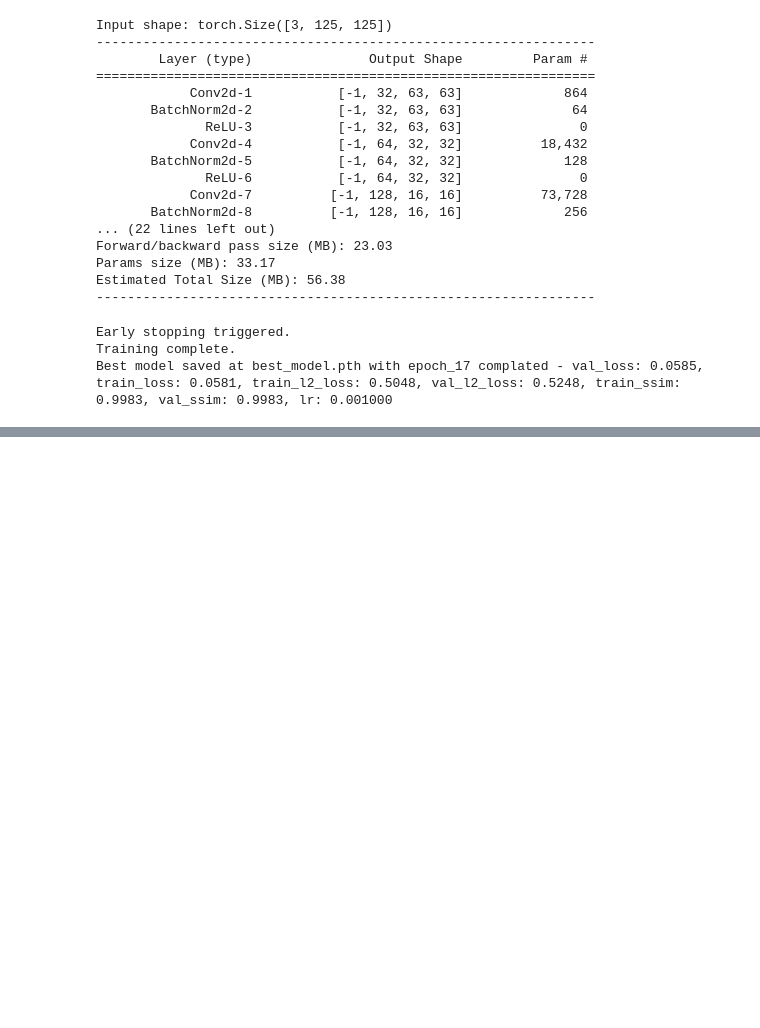
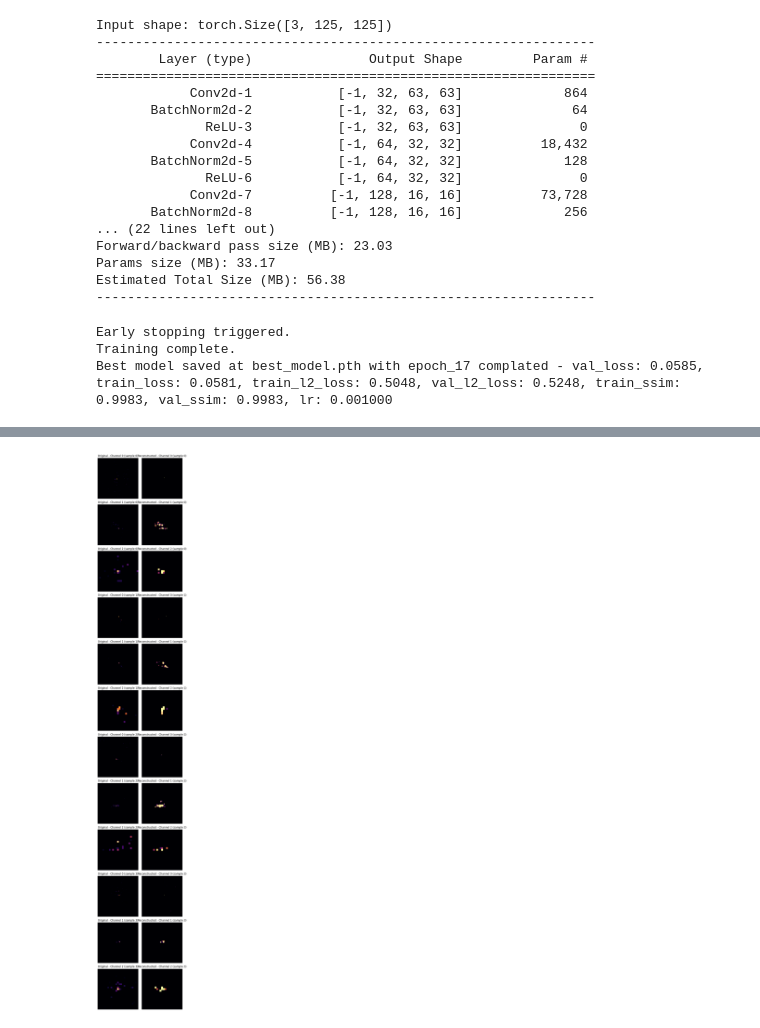
Before and after one commit to EnesDemir143/genie_project, a Jupyter notebook: Task1/test1.ipynb, the cells around one changed output, grey strips where cells are left out. Drawn from its saved outputs; the diff is of its cells as text; code cells hidden in the pictures; blank space fills up the shorter version.

```diff
--- a/Task1/test1.ipynb
+++ b/Task1/test1.ipynb
@@ -133,7 +133,9 @@ Early stopping triggered.
 Training complete.
 Best model saved at best_model.pth with epoch_17 complated - val_loss: 0.0585, train_loss: 0.0581, train_l2_loss: 0.5048, val_l2_loss: 0.5248, train_ssim: 0.9983, val_ssim: 0.9983, lr: 0.001000
 # %%
-""" import torch
+import torch
+
+model = AutoEncoder2D(input_shape=(3, 128, 128), latent_dim=128, base=32, layer_count=3)
 
 model.to(DEVICE)
 
@@ -141,4 +143,4 @@ checkpoint = torch.load('best_model.pth', weights_only=True)
 
 model.load_state_dict(checkpoint, strict=False)
 
-print("Model loaded successfully with non-strict loading") """
+print("Model loaded successfully with non-strict loading")
@@ -146,0 +155,4 @@ test_loss, test_l2_loss, test_ssim_metric = test_autoencoder(model, test_loader,
+# %%
+compare_results(model, DATA_PATH, mean, std, 4, transform=transform)
+# %% [output]
+[figure, added]
```
Also changed, not shown: parts of 3 cells of this notebook, 2 other files.
